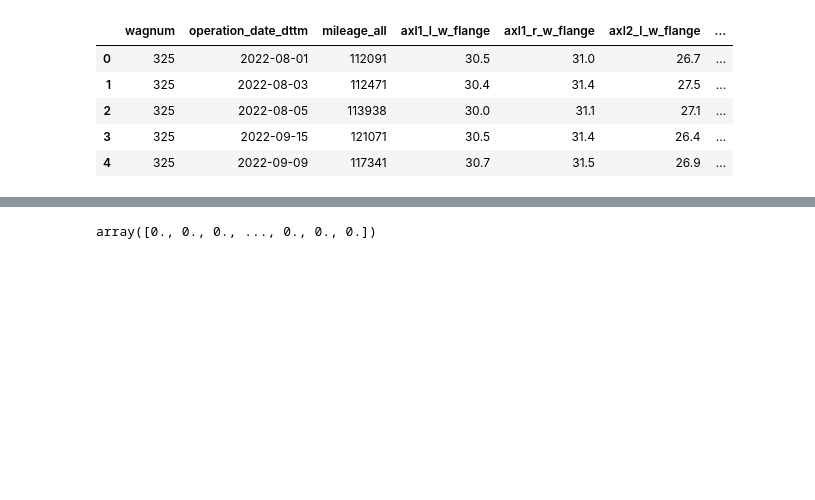
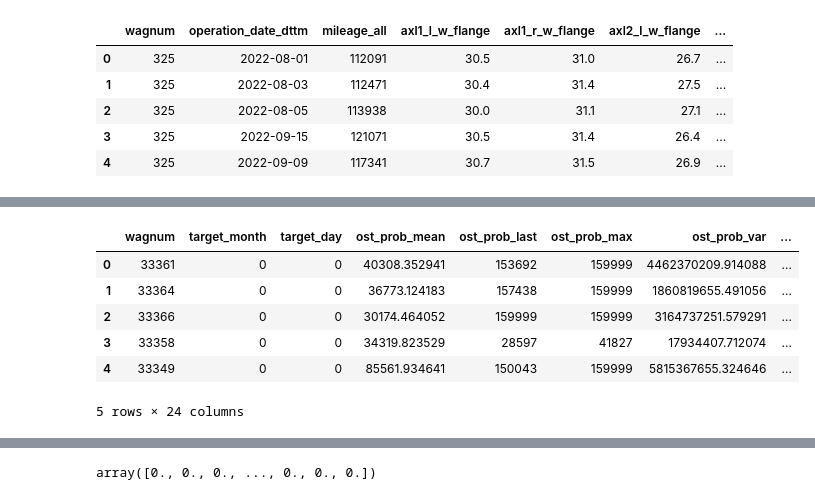
Before and after one commit to Dforgeek/DataWagonTrack2, a Jupyter notebook: new_jazzzzz_mich_step.ipynb, the cells around one changed output, grey strips where cells are left out. Drawn from its saved outputs; the diff is of its cells as text; code cells hidden in the pictures; blank space fills up the shorter version.

```diff
--- a/new_jazzzzz_mich_step.ipynb
+++ b/new_jazzzzz_mich_step.ipynb
@@ -36,7 +36,7 @@ train = wag_prob[wag_prob["repdate"] < "2023-01-01"]
 
 features = train.groupby("wagnum").agg(
     {
-        "ost_prob": ["mean", "last", "max"],
+        "ost_prob": ["mean", "last", "max", 'var'],
         "manage_type": "last",
         "rod_id": "last",
         "reestr_state": "last",
@@ -74,3 +119,13 @@ kti_izm_agg = kti_izm.groupby("wagnum").agg({
 
 merged = features.merge(m_train, on="wagnum", how="inner")
 merged = train_target.merge(merged, on="wagnum", how="left")
+# %%
+merged.head()
+# %% [output]
+|  | wagnum | target_month | target_day | ost_prob_mean | ost_prob_last | ost_prob_max | ost_prob_var | ... |
+| 0 | 33361 | 0 | 0 | 40308.352941 | 153692 | 159999 | 4462370209.914088 | ... |
+| 1 | 33364 | 0 | 0 | 36773.124183 | 157438 | 159999 | 1860819655.491056 | ... |
+| 2 | 33366 | 0 | 0 | 30174.464052 | 159999 | 159999 | 3164737251.579291 | ... |
+| 3 | 33358 | 0 | 0 | 34319.823529 | 28597 | 41827 | 17934407.712074 | ... |
+| 4 | 33349 | 0 | 0 | 85561.934641 | 150043 | 159999 | 5815367655.324646 | ... |
+5 rows × 24 columns
```
Also changed, not shown: parts of 13 cells of this notebook.
